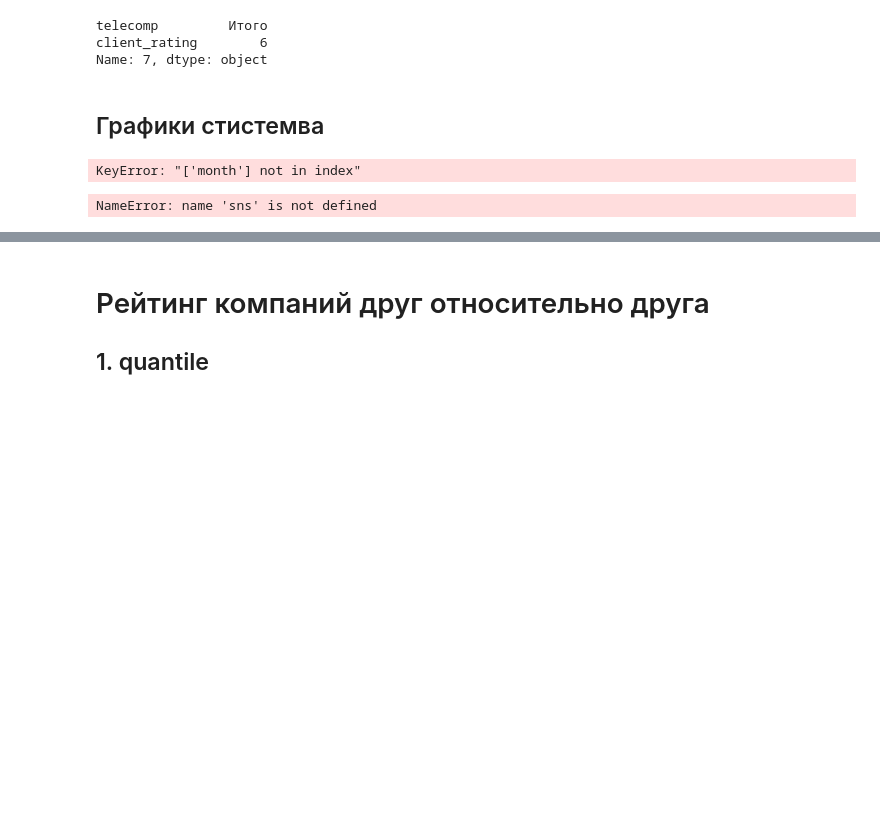
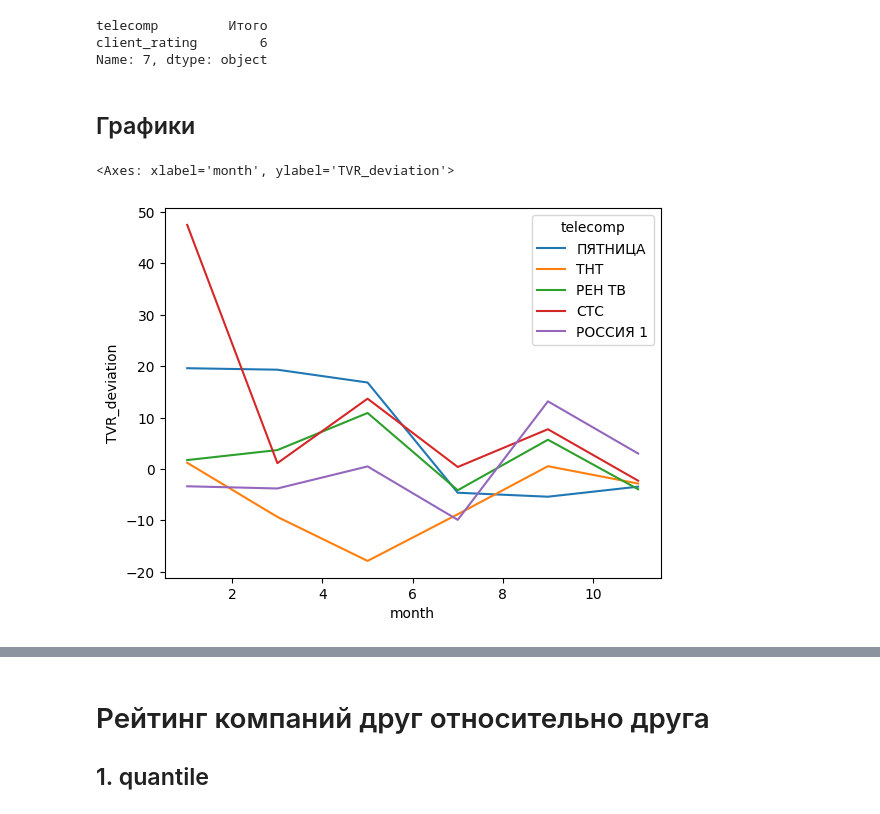
Before and after one commit to Nick2201/TRP_rate_system, a Jupyter notebook: TRP_rate_system/src/data_show.ipynb, the cells around one changed output, grey strips where cells are left out. Saved outputs shown, nothing was run; the diff lists cells and outputs as text; code cells hidden in the pictures; blank space fills up the shorter version.

```diff
--- a/TRP_rate_system/src/data_show.ipynb
+++ b/TRP_rate_system/src/data_show.ipynb
@@ -160,15 +160,21 @@ Name: 7, dtype: object
 import matplotlib.pyplot as plt
 import seaborn as sns
 # %% [markdown]
-## Графики стистемва
+## Графики
 # %%
 # telecomp	month
-df = df_compare[['telecomp','TVR_deviation','month','fact']]
+df_compare_comp=(
+    pd.merge(melted_df1,df_group_upload,on=['telecomp','month'])
+    .groupby(['telecomp','month']).agg(
+        plan=('plan','sum'),
+        fact=('TVR','sum')).reset_index()
+    )
+
+df_compare_comp[['fact','plan']] = df_compare_comp[['fact','plan']].apply(pd.to_numeric)
+df_compare_comp['TVR_deviation'] = (df_compare_comp['fact'] - df_compare_comp['plan']) / df_compare_comp['plan'] * 100
+df = df_compare_comp[['telecomp','TVR_deviation','month','fact']]
 df
 sns.lineplot(data=df.sort_values(by='month'),x='month',y='TVR_deviation',hue='telecomp')
 # %% [output]
-KeyError: "['month'] not in index"
+<Axes: xlabel='month', ylabel='TVR_deviation'>
+[figure, added]
-# %%
-sns.histplot(df.groupby(['telecomp']).agg('sum')['fact'])
-# %% [output]
-NameError: name 'sns' is not defined
```
Also changed, not shown: parts of 1 cell of this notebook.
